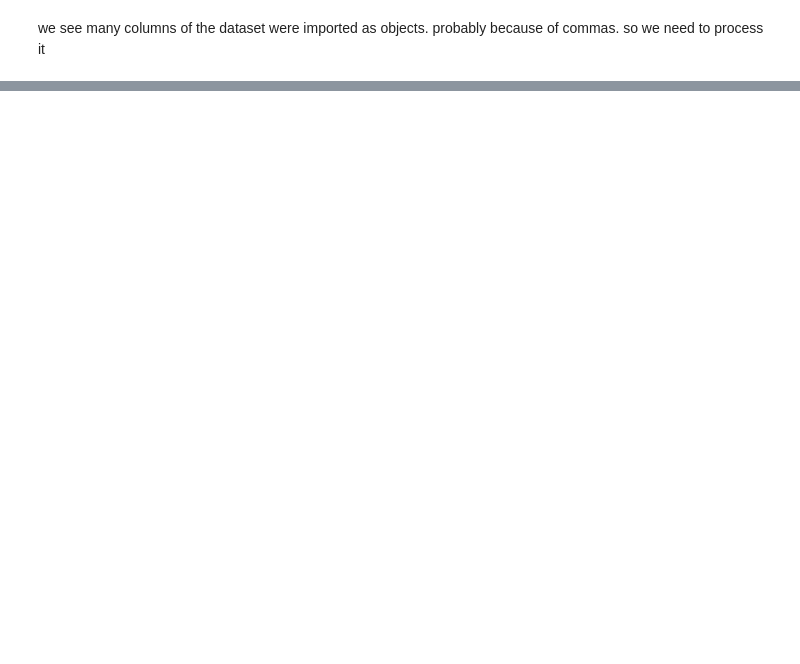
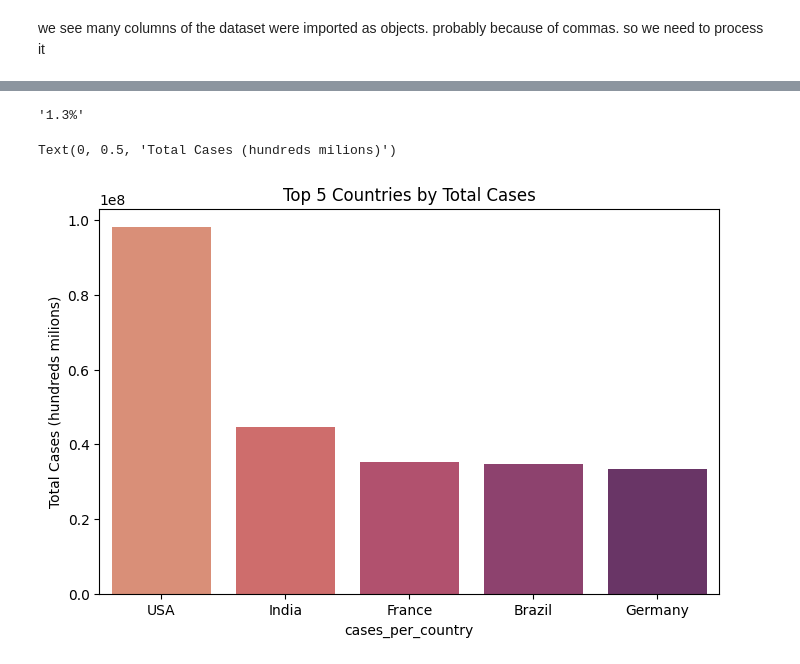
Before and after one commit to obaliuta/covid19, a Jupyter notebook: notebook.ipynb, the cells around one changed output, grey strips where cells are left out. Cells and saved outputs as stored; diff of their text form; code cells hidden in the pictures; blank space fills up the shorter version.

```diff
--- a/notebook.ipynb
+++ b/notebook.ipynb
@@ -71,0 +126,17 @@ df
+# %%
+# as we see, New Death column is most likely not used a lot by many countries. Entering % is following
+str(round(len(df[~df['New Deaths'].isna()])/len(df)*100,2))+'%'
+# %% [output]
+'1.3%'
+# %%
+cases_per_country = df.groupby('Country, Other')['Total Cases'].sum().sort_values(ascending=False).reset_index()
+
+# group by not mandatory if see per country in this database
+plt.figure(figsize=(8,5))
+plt.title('Top 5 Countries by Total Cases')
+sns.barplot(x=cases_per_country.iloc[0:5,0], y = cases_per_country.iloc[0:5,1], palette = 'flare')
+plt.xlabel('cases_per_country')
+plt.ylabel('Total Cases (hundreds milions)')
+# %% [output]
+Text(0, 0.5, 'Total Cases (hundreds milions)')
+[figure, added]
```
Also changed, not shown: parts of 14 cells of this notebook.
